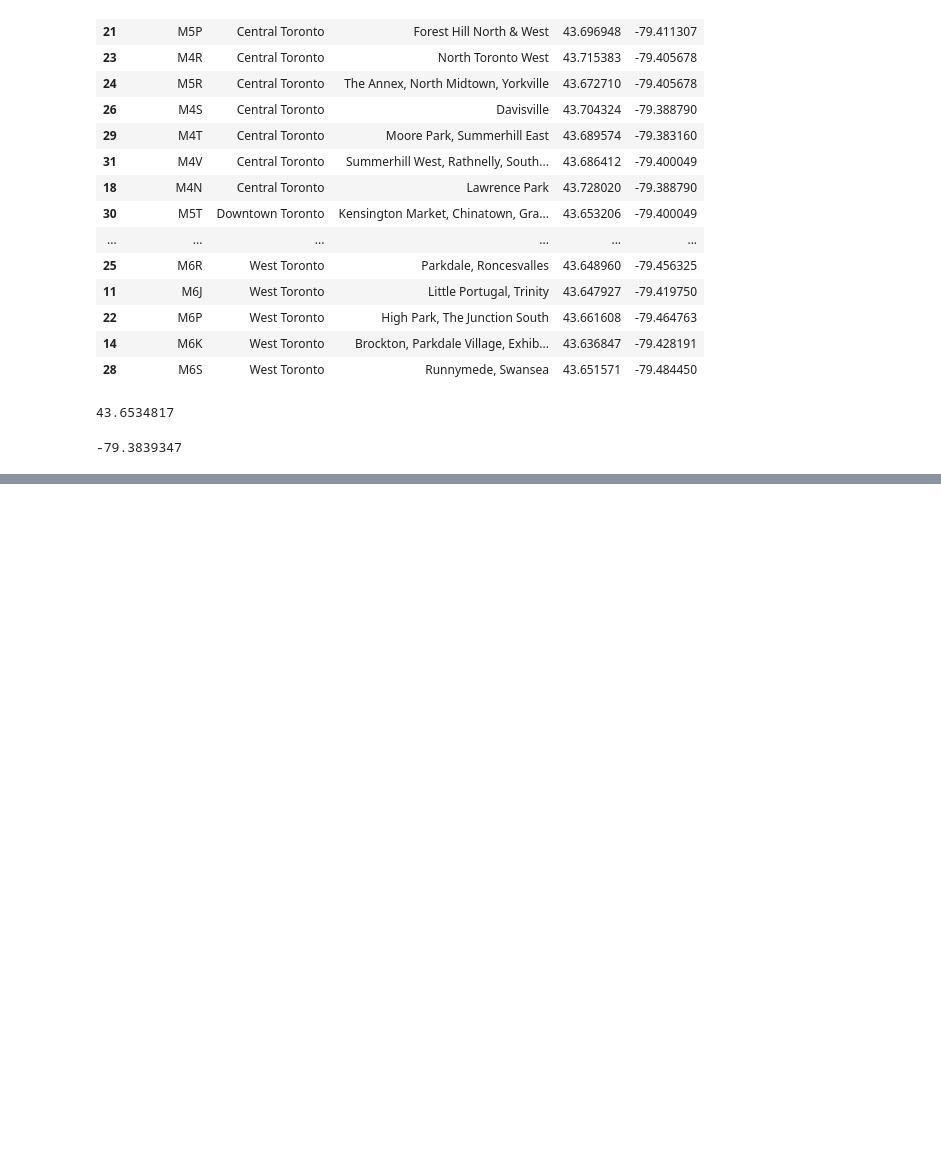
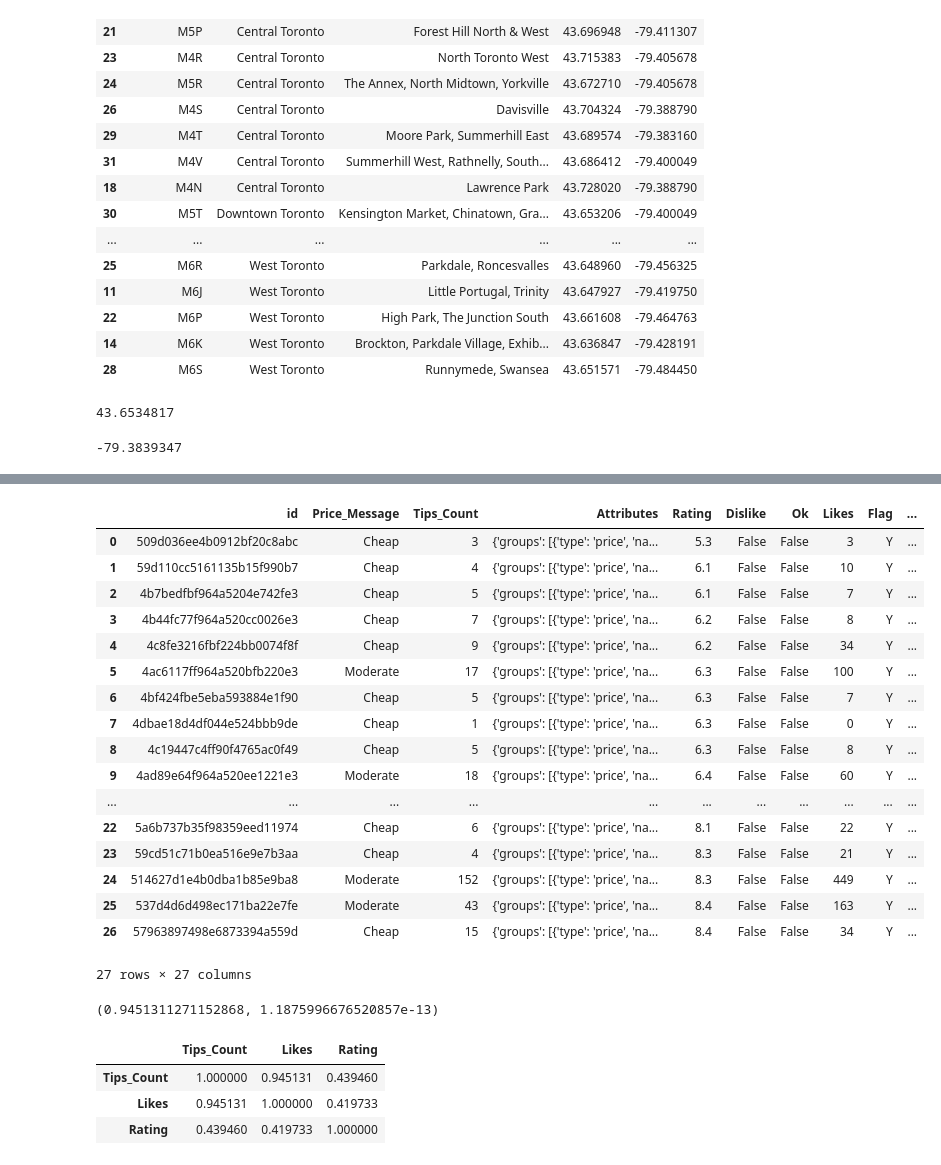
Before and after one commit to matthewmurphy100/coursera-capstone-project, a Jupyter notebook: Capstone_Project_Notebook copy 2.ipynb, the cells around one changed output, grey strips where cells are left out. Drawn from its saved outputs; the diff is of its cells as text; code cells hidden in the pictures; blank space fills up the shorter version.

```diff
--- a/Capstone_Project_Notebook copy 2.ipynb
+++ b/Capstone_Project_Notebook copy 2.ipynb
@@ -375,0 +457,3 @@ df
+# %%
+test.columns = ['id', 'Price_Message', 'Tips_Count', 'Attributes', 'Rating', 'Dislike', 'Ok', 'Likes']
+test
@@ -375,0 +540,38 @@ df
+# %%
+df_final = pd.merge(df_final, dataframe1, on='id', how='inner')
+df_final
+# %% [output]
+|  | id | Price_Message | Tips_Count | Attributes | Rating | Dislike | Ok | Likes | Flag | ... |
+| 0 | 509d036ee4b0912bf20c8abc | Cheap | 3 | {'groups': [{'type': 'price', 'na... | 5.3 | False | False | 3 | Y | ... |
+| 1 | 59d110cc5161135b15f990b7 | Cheap | 4 | {'groups': [{'type': 'price', 'na... | 6.1 | False | False | 10 | Y | ... |
+| 2 | 4b7bedfbf964a5204e742fe3 | Cheap | 5 | {'groups': [{'type': 'price', 'na... | 6.1 | False | False | 7 | Y | ... |
+| 3 | 4b44fc77f964a520cc0026e3 | Cheap | 7 | {'groups': [{'type': 'price', 'na... | 6.2 | False | False | 8 | Y | ... |
+| 4 | 4c8fe3216fbf224bb0074f8f | Cheap | 9 | {'groups': [{'type': 'price', 'na... | 6.2 | False | False | 34 | Y | ... |
+| 5 | 4ac6117ff964a520bfb220e3 | Moderate | 17 | {'groups': [{'type': 'price', 'na... | 6.3 | False | False | 100 | Y | ... |
+| 6 | 4bf424fbe5eba593884e1f90 | Cheap | 5 | {'groups': [{'type': 'price', 'na... | 6.3 | False | False | 7 | Y | ... |
+| 7 | 4dbae18d4df044e524bbb9de | Cheap | 1 | {'groups': [{'type': 'price', 'na... | 6.3 | False | False | 0 | Y | ... |
+| 8 | 4c19447c4ff90f4765ac0f49 | Cheap | 5 | {'groups': [{'type': 'price', 'na... | 6.3 | False | False | 8 | Y | ... |
+| 9 | 4ad89e64f964a520ee1221e3 | Moderate | 18 | {'groups': [{'type': 'price', 'na... | 6.4 | False | False | 60 | Y | ... |
+| ... | ... | ... | ... | ... | ... | ... | ... | ... | ... | ... |
+| 22 | 5a6b737b35f98359eed11974 | Cheap | 6 | {'groups': [{'type': 'price', 'na... | 8.1 | False | False | 22 | Y | ... |
+| 23 | 59cd51c71b0ea516e9e7b3aa | Cheap | 4 | {'groups': [{'type': 'price', 'na... | 8.3 | False | False | 21 | Y | ... |
+| 24 | 514627d1e4b0dba1b85e9ba8 | Moderate | 152 | {'groups': [{'type': 'price', 'na... | 8.3 | False | False | 449 | Y | ... |
+| 25 | 537d4d6d498ec171ba22e7fe | Moderate | 43 | {'groups': [{'type': 'price', 'na... | 8.4 | False | False | 163 | Y | ... |
+| 26 | 57963897498e6873394a559d | Cheap | 15 | {'groups': [{'type': 'price', 'na... | 8.4 | False | False | 34 | Y | ... |
+27 rows × 27 columns
+# %%
+#predict Rating based on Tips_Count and Likes.
+#We would like to attain a rating of 8.7 or higher (1 point above the most Expensive Coffee Shop.)
+#Tips_Count and Likes are almost perfectly correlated .94 with very small p-value.
+from scipy import stats
+stats.pearsonr(df_final['Tips_Count'], df_final['Likes'])
+# %% [output]
+(0.9451311271152868, 1.1875996676520857e-13)
+# %%
+#slighlty better correlation between Rating and Tips_Count
+df_final[["Tips_Count", "Likes", "Rating"]].corr()
+# %% [output]
+|  | Tips_Count | Likes | Rating |
+| Tips_Count | 1.000000 | 0.945131 | 0.439460 |
+| Likes | 0.945131 | 1.000000 | 0.419733 |
+| Rating | 0.439460 | 0.419733 | 1.000000 |
```
Also changed, not shown: parts of 81 cells of this notebook.
